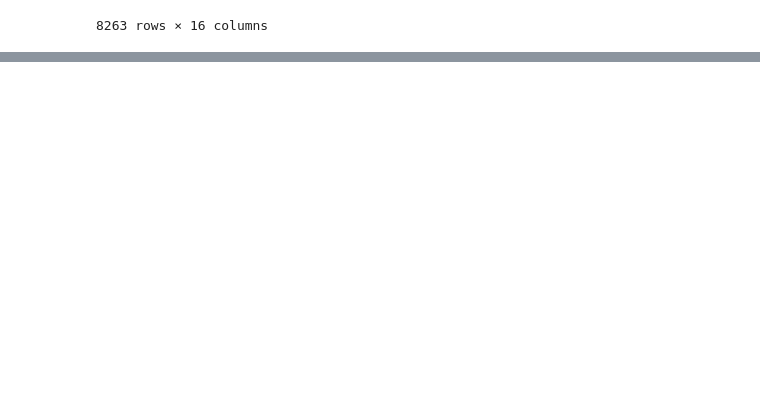
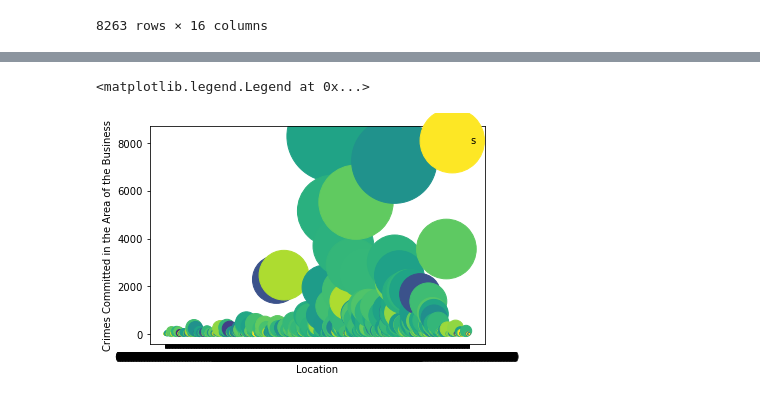
Before and after one commit to cweadock/SI330final_project, a Jupyter notebook: boston_and_yelp.ipynb, the cells around one changed output, grey strips where cells are left out. Drawn from its saved outputs; the diff is of its cells as text; code cells hidden in the pictures; blank space fills up the shorter version.

```diff
--- a/boston_and_yelp.ipynb
+++ b/boston_and_yelp.ipynb
@@ -244,0 +231,6 @@ df_filtered.groupby('Location').m
+# %%
+#merging crimes_by_location and yelp
+yelp = yelp[['name', 'address', 'city', 'state', 'latitude', 'longitude', 'stars', 'review_count', 'categories', 'Location']]
+merged = yelp.merge(crimes_by_location, how="outer")
+# %%
+merged = merged.dropna()
@@ -244,0 +253,16 @@ df_filtered.groupby('Location').m
+# %%
+#location_grouped = pd.DataFrame(merged.groupby('Location').size().reset_index(name="Crimes In Business Area").agg({'stars':'mean'}))
+location_grouped = pd.DataFrame(merged.groupby('Location').agg({'stars':'mean', 'Crimes In Business Area': 'mean'}))
+location_grouped=location_grouped.reset_index()
+# %%
+def get_lat2(row):
+    coord_pair_lst = row['Location'].split(',')
+    return float(coord_pair_lst[0][2:8])
+
+def get_long2(row):
+    coord_pair_lst = row['Location'].split(',')
+    return float(coord_pair_lst[1][2:9])
+
+location_grouped['lat'] = location_grouped.apply(get_lat2, axis=1)
+location_grouped['long'] = location_grouped.apply(get_long2, axis=1)
+location_grouped
@@ -244,0 +283,16 @@ df_filtered.groupby('Location').m
+# %%
+import matplotlib.pyplot as plt
+from matplotlib import cm
+#viz 1: bubble plot with number of crimes being the size of the bubble, each bubble is a location, color corresponds to
+# the number of stars a business has
+#X = location, Y= number of crimes
+merged['Location'] = merged['Location'].map(lambda x: str(x))
+
+plt.scatter('Location', 'Crimes In Business Area', s = 'Crimes In Business Area', data = location_grouped, c='stars')
+plt.xlabel('Location')
+plt.ylabel('Crimes Committed in the Area of the Business')
+
+#plt.legend('stars')
+# %% [output]
+<matplotlib.legend.Legend at 0x...>
+[figure, added]
```
Also changed, not shown: parts of 7 cells of this notebook.
